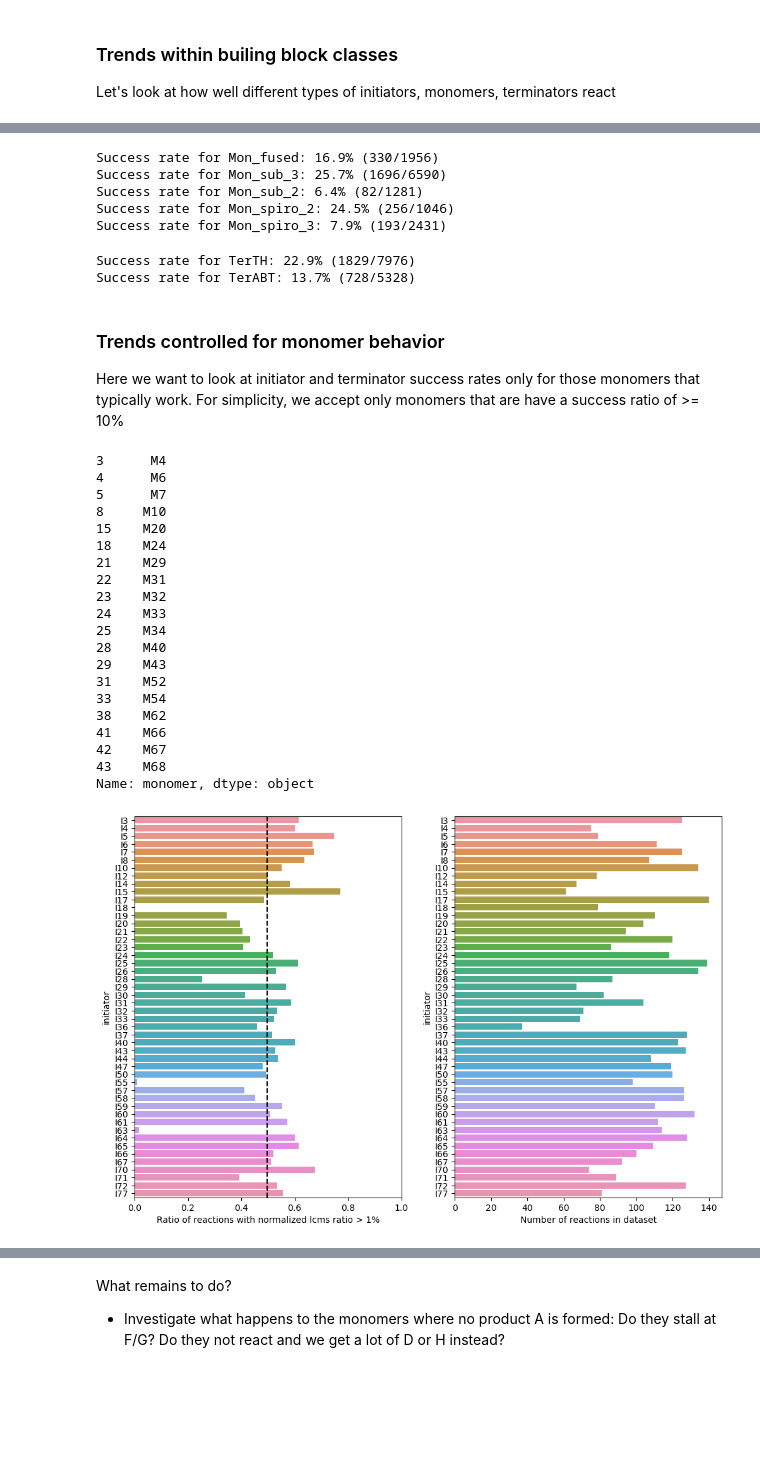
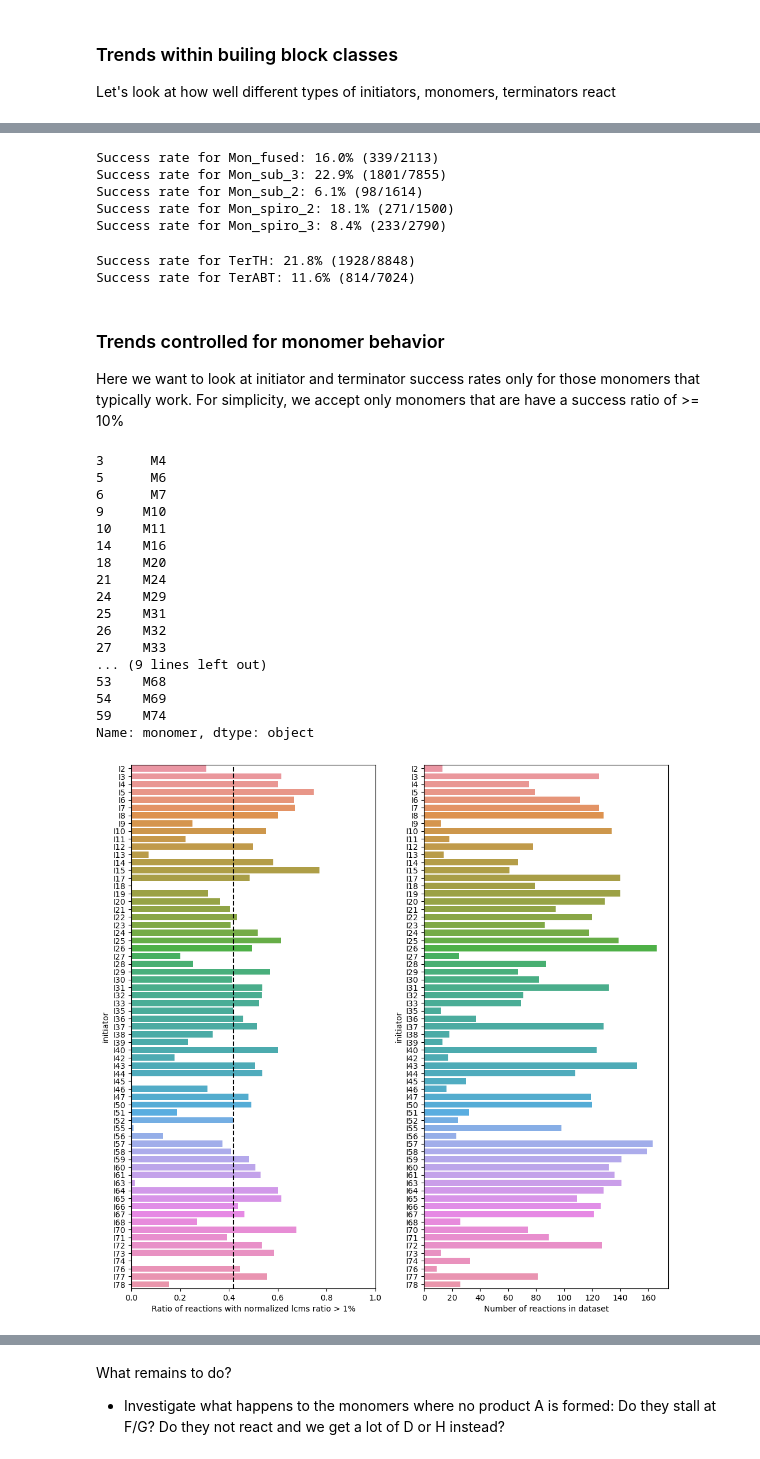
Before and after one commit to jugoetz/library-generation, a Jupyter notebook: notebooks/data_analysis/exploratory_data_analysis.ipynb, the cells around one changed output, grey strips where cells are left out. Drawn from its saved outputs; the diff is of its cells as text; code cells hidden in the pictures; blank space fills up the shorter version.

```diff
--- a/notebooks/data_analysis/exploratory_data_analysis.ipynb
+++ b/notebooks/data_analysis/exploratory_data_analysis.ipynb
@@ -68,7 +66,7 @@ Name: exp_nr, dtype: int64
 # %%
 # select experiment numbers for further analysis
 start_exp_nr = 4
-end_exp_nr = 12  # (inclusive)
+end_exp_nr = 14  # (inclusive)
 
 df_full = df_full.loc[df_full['exp_nr'].between(start_exp_nr, end_exp_nr)]  # kick out invalid experiments (SOP changed after exp3)
 print(f'Number of reactions since SOP change and without test reactions: {len(df_full)}')
@@ -553,19 +551,19 @@ success_rates_by_monomer_type = calc_success_rate(df, 'monomer_type', THRESHOLD,
 for _, i in success_rates_by_monomer_type.iterrows():
     print(f'Success rate for {i[0]}: {i[1]/i[2]:.1%} ({i[1]}/{i[2]})')
 # %% [output]
-Success rate for Mon_fused: 16.9% (330/1956)
-Success rate for Mon_sub_3: 25.7% (1696/6590)
-Success rate for Mon_sub_2: 6.4% (82/1281)
-Success rate for Mon_spiro_2: 24.5% (256/1046)
-Success rate for Mon_spiro_3: 7.9% (193/2431)
+Success rate for Mon_fused: 16.0% (339/2113)
+Success rate for Mon_sub_3: 22.9% (1801/7855)
+Success rate for Mon_sub_2: 6.1% (98/1614)
+Success rate for Mon_spiro_2: 18.1% (271/1500)
+Success rate for Mon_spiro_3: 8.4% (233/2790)
 # %%
 # let's check Terminators
 success_rates_by_terminator_type = calc_success_rate(df, 'terminator_type', THRESHOLD, sort_results=False)
 for _, i in success_rates_by_terminator_type.iterrows():
     print(f'Success rate for {i[0]}: {i[1]/i[2]:.1%} ({i[1]}/{i[2]})')
 # %% [output]
-Success rate for TerTH: 22.9% (1829/7976)
-Success rate for TerABT: 13.7% (728/5328)
+Success rate for TerTH: 21.8% (1928/8848)
+Success rate for TerABT: 11.6% (814/7024)
 # %% [markdown]
 ### Trends controlled for monomer behavior <a id=6></a>
 Here we want to look at initiator and terminator success rates only for those monomers that typically work.
@@ -575,40 +573,37 @@ successful_monomers = success_rates_by_monomer.loc[success_rates_by_monomer['suc
 successful_monomers
 # %% [output]
 3      M4
-4      M6
-5      M7
-8     M10
-15    M20
-18    M24
-21    M29
-22    M31
-23    M32
-24    M33
-25    M34
-28    M40
-29    M43
-31    M52
-33    M54
-38    M62
-41    M66
-42    M67
-43    M68
+5      M6
+6      M7
+9     M10
+10    M11
+14    M16
+18    M20
+21    M24
+24    M29
+25    M31
+26    M32
+27    M33
+... (9 lines left out)
+53    M68
+54    M69
+59    M74
 Name: monomer, dtype: object
 # %%
 success_rates_by_initiator_for_successful_monomers = calc_success_rate(df.loc[df['monomer'].isin(successful_monomers)], 'initiator', THRESHOLD)
 
 # show how many reactions are successful for each initiator, only considering monomers that react well
-fig, axs = plt.subplots(nrows=1, ncols=2, figsize=(12,8))
+fig, axs = plt.subplots(nrows=1, ncols=2, figsize=(12, 12))
 axs[0].axvline(success_rates_by_initiator_for_successful_monomers['success_rate'].mean(), ls='--', c='black')
 sns.barplot(x=success_rates_by_initiator_for_successful_monomers['success_rate'], y=success_rates_by_initiator_for_successful_monomers['initiator'], ax=axs[0])
 axs[0].set_xlabel(f'Ratio of reactions with normalized lcms ratio > {THRESHOLD:.0%}')
 axs[0].set_xlim(0,1)
 
 sns.barplot(x=success_rates_by_initiator_for_successful_monomers['n_all'], y=success_rates_by_initiator_for_successful_monomers['initiator'], ax=axs[1])
 axs[1].set_xlabel('Number of reactions in dataset')
 plt.show()
 # %% [output]
-[figure, old version]
+[figure, new version]
 # %%
 success_rates_by_terminator_for_successful_monomers = calc_success_rate(df.loc[df['monomer'].isin(successful_monomers)],
                                                                         'terminator',
```
Also changed, not shown: parts of 22 cells of this notebook.
